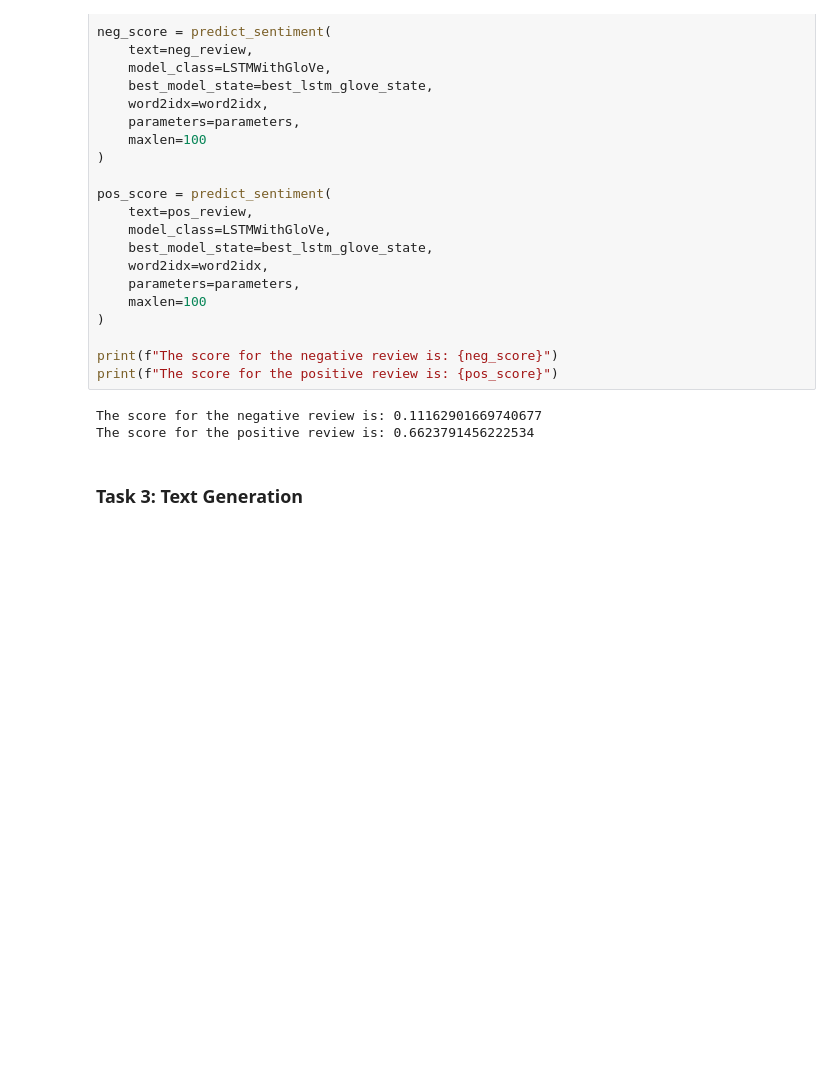
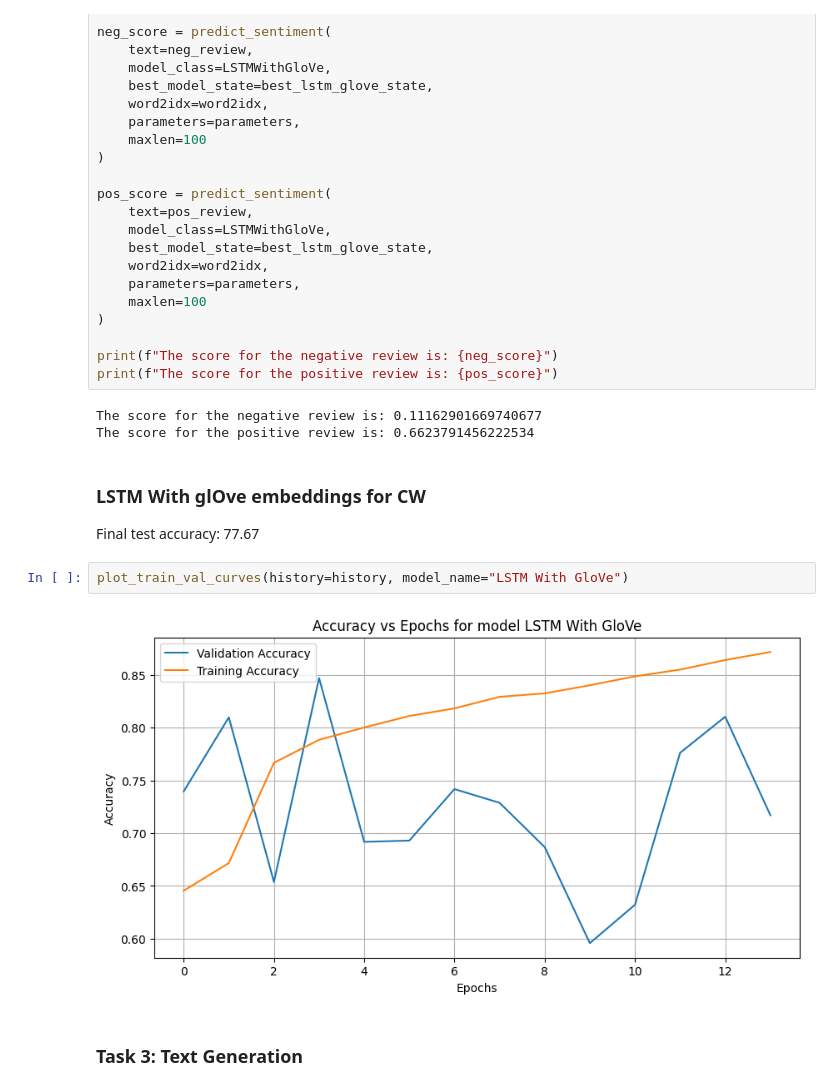
Before and after one commit to Souparna-Mandal/deep-learning-course, a Jupyter notebook: 05_RNN.ipynb, the cells around one changed output. Cells and saved outputs as stored; diff of their text form; blank space fills up the shorter version.

```diff
--- a/05_RNN.ipynb
+++ b/05_RNN.ipynb
@@ -2631,6 +2639,14 @@ print(f"The score for the positive review is: {pos_score}")
 # %% [output]
 The score for the negative review is: 0.11162901669740677
 The score for the positive review is: 0.6623791456222534
+# %% [markdown]
+### LSTM With glOve embeddings for CW
+
+Final test accuracy: 77.67
+# %%
+plot_train_val_curves(history=history, model_name="LSTM With GloVe")
+# %% [output]
+[figure, added]
 # %% [markdown]
 ### **Task 3: Text Generation**
 # %% [markdown]
```
Also changed, not shown: parts of 4 cells of this notebook.
